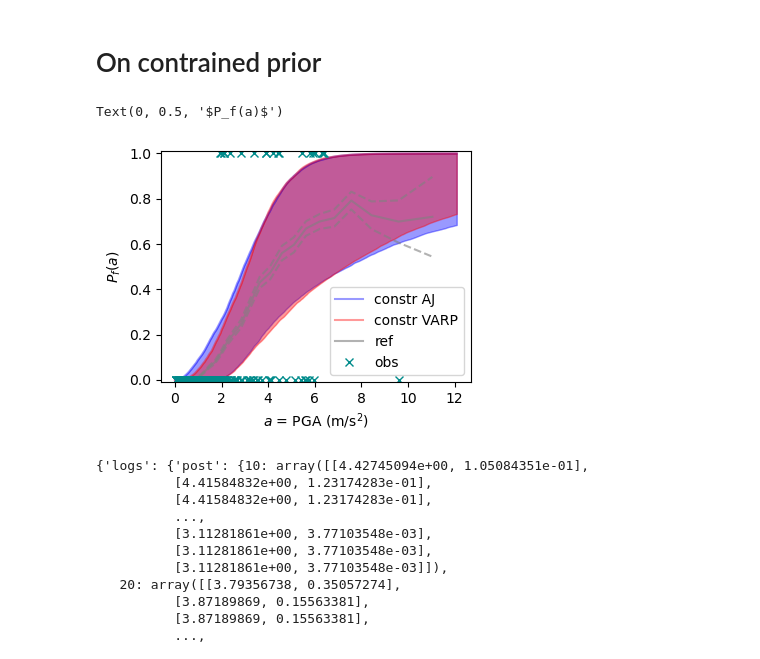
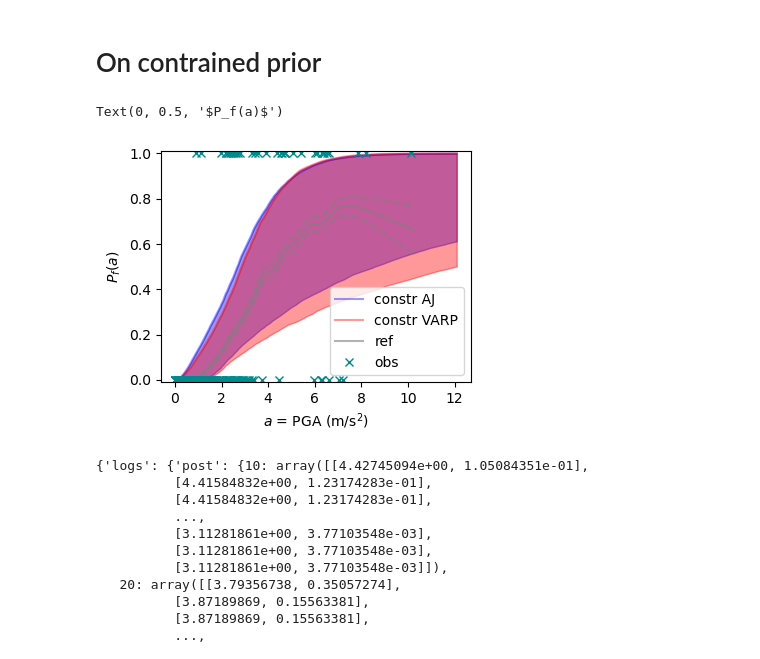
Before and after one commit to vbkantoine/Computo_VA-RP, a Jupyter notebook: frag_est_ASG.ipynb, the cells around one changed output. Cells and saved outputs as stored; diff of their text form; code cells hidden in the pictures.

```diff
--- a/frag_est_ASG.ipynb
+++ b/frag_est_ASG.ipynb
@@ -261,8 +261,8 @@ num_clust = 25
 ref._compute_empirical_curves(num_clust)
 ref._compute_MC_data_tab()
 
-numb_file= 30
-N = 50
+numb_file= 35
+N =80
 
 file_VARP = os.path.join(base_dir, r'SUR_alpha_impact/run_AJ/model_noSUR_VARP_adpt_{}'.format(numb_file))
 file_J = os.path.join(base_dir, r'SUR_alpha_impact/run_AJ/model_noSUR_J_adpt_{}'.format(numb_file))
@@ -272,34 +272,34 @@ def compute_frags_cred(theta) :
     curves = 1/2 + 1/2*spc.erf( (np.log(data.a_tab)[None] - np.log(theta[:,None,0]))/theta[:,None,1] )
     q1 = np.quantile(curves, 1-0.05/2, axis=0)
     q2 = np.quantile(curves, 0.05/2, axis=0)
     return q1,q2
 
 model_J = pickle.load(open(file_J, 'rb'))
 model_VARP = pickle.load(open(file_VARP, 'rb'))
 
 fig = plt.figure(figsize=(4,3))
 ax = fig.add_subplot()
 q1,q2 = compute_frags_cred(model_J['logs']['post'][50])
 ax.fill_between(data.a_tab, q1, q2, color='blue', alpha=0.4)
 ax.plot(data.a_tab, q1, color='blue', alpha=0.4, label='constr AJ')
 
 q1,q2 = compute_frags_cred(model_VARP['logs']['post'][50])
 ax.fill_between(data.a_tab, q1, q2, color='red', alpha=0.4)
 ax.plot(data.a_tab, q1, color='red', alpha=0.4, label='constr VARP')
 
 ax.plot(ref.a_tab_MC, ref.curve_MC, color='grey', alpha=0.6, label='ref')
 ax.plot(ref.a_tab_MC, ref.curve_MC-ref.curve_MC_var, '--', color='grey', alpha=0.6)
 ax.plot(ref.a_tab_MC, ref.curve_MC+ref.curve_MC_var, '--', color='grey', alpha=0.6)
 
 ax.plot(model_J['A'], model_J['S'], 'x', color='darkcyan', label='obs')
 
 ax.legend()
 ax.set_ylim(-0.01, 1.01)
 ax.set_xlabel(r'$a$ = PGA (m/s$^2$)')
 ax.set_ylabel(r'$P_f(a)$')
 # %% [output]
 Text(0, 0.5, '$P_f(a)$')
-[figure, old version]
+[figure, new version]
 # %%
 model_J
 # %% [output]
```
Also changed, not shown: parts of 1 cell of this notebook, 10 other files.
